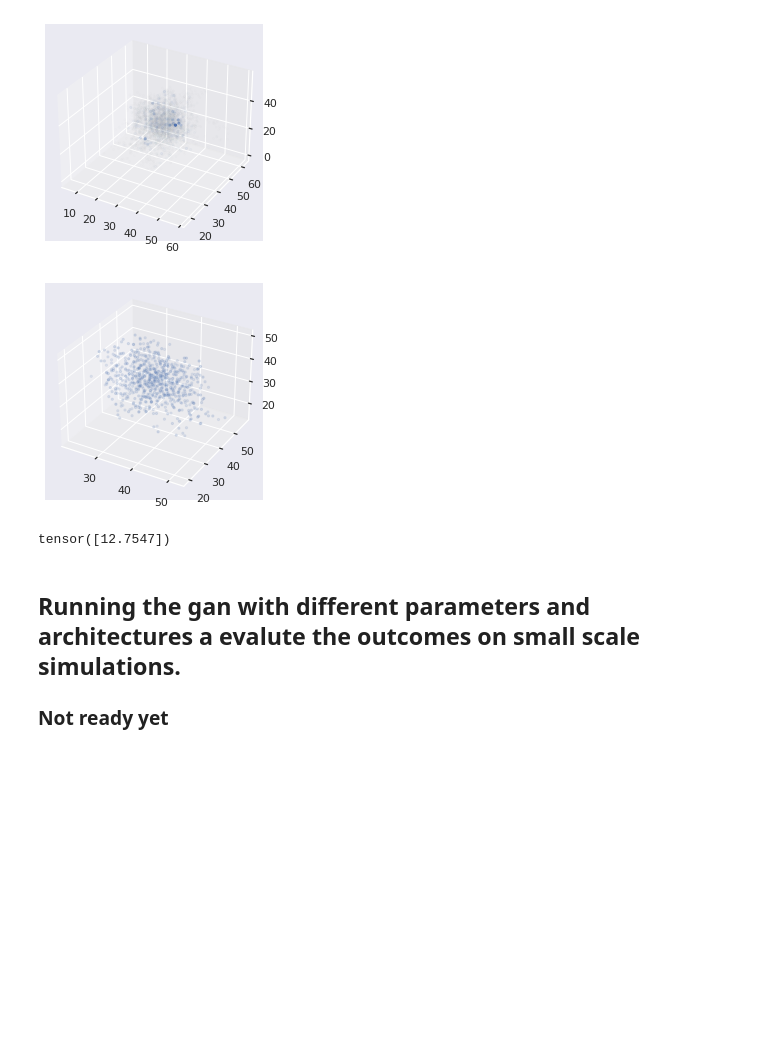
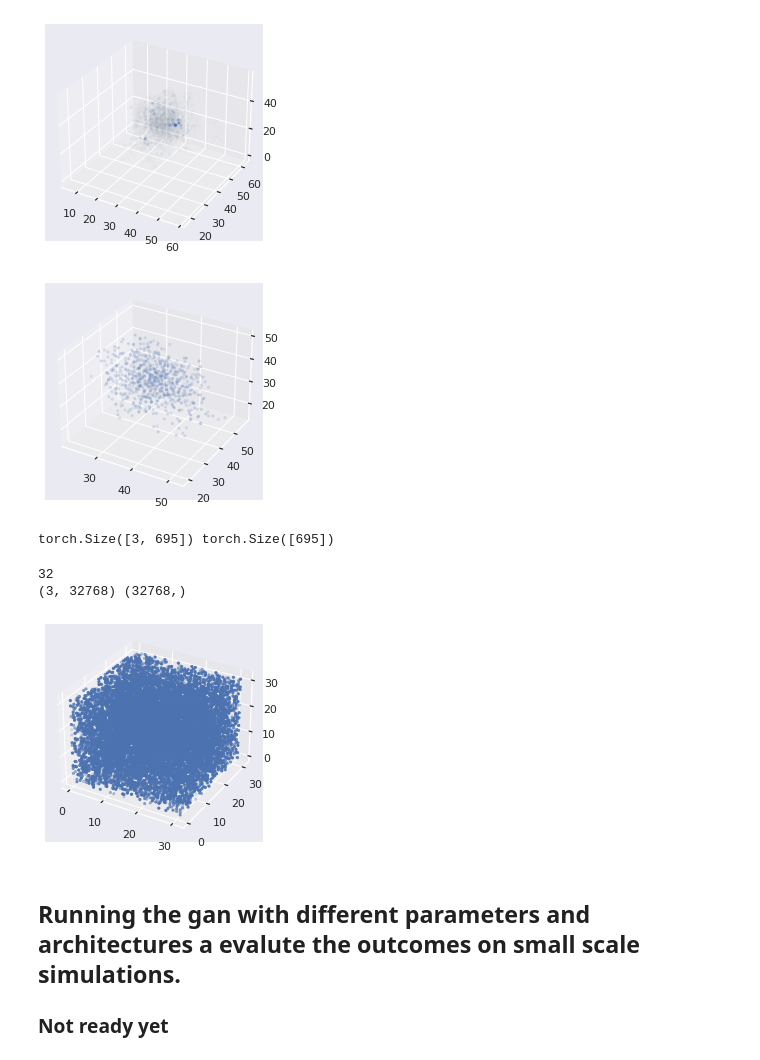
Before and after one commit to yamatteo/baryons, a Jupyter notebook: notebook.ipynb, the cells around one changed output. Drawn from its saved outputs; the diff is of its cells as text; code cells hidden in the pictures; blank space fills up the shorter version.

```diff
--- a/notebook.ipynb
+++ b/notebook.ipynb
@@ -186,28 +186,39 @@ ax = fig.add_subplot(111, projection='3d')
 
 ax.scatter(pos[0], pos[1], pos[2], marker=".", alpha=mass*20)
 plt.show()
+
+print(pos.shape, mass.shape)
 # %% [output]
 [figure]
+torch.Size([3, 695]) torch.Size([695])
-# %%
-from pathlib import Path
-files = list(
-            (
-                Path("data")
-                / f"TNG100-3_SNAP099_MASS1.00e+12_5.00e+12_NGASMIN500"
-                / f"nvoxel_64"
-                / "train"
-            ).glob("halo_*_coalesced.npy")
-        )
-dark_sup = torch.tensor([0.])
-gas_sup = torch.tensor([0.])
-for path in files:
-    dm = torch.load(path)["dm"].coalesce().to_dense()
-    gas = torch.load(path)["gas"].coalesce().to_dense()
-    # print(torch.max(dm))
-    darksup = torch.max(sup, torch.max(dm))
-print("Dark max", sup)
-# %% [output]
-tensor([12.7547])
+# %%
+from pathlib import Path
+s = torch.load(Path("test") / "sample_003.npy")
+x = (s["pg"][0,0,:,:,:]).detach().cpu().numpy()
+
+# print(x)
+print(len(x))
+import matplotlib.pyplot as plt
+import numpy as np
+import itertools
+
+l = len(x)
+sns.set(style = "darkgrid")
+pos = list(itertools.product(range(0, l), range(0, l), range(0, l)))
+mass = np.array([ x[p] for p in pos ])
+mass = np.maximum(mass, 0) / np.max(mass)
+pos = np.array(pos).T
+print(pos.shape, mass.shape)
+
+fig = plt.figure()
+ax = fig.add_subplot(111, projection='3d')
+
+ax.scatter(pos[0], pos[1], pos[2], marker=".", alpha=mass)
+plt.show()
+# %% [output]
+32
+(3, 32768) (32768,)
+[figure, added]
 # %% [markdown]
 ## Running the gan with different parameters and architectures a evalute the outcomes on small scale simulations.
 
```
Also changed, not shown: 5 other files.
